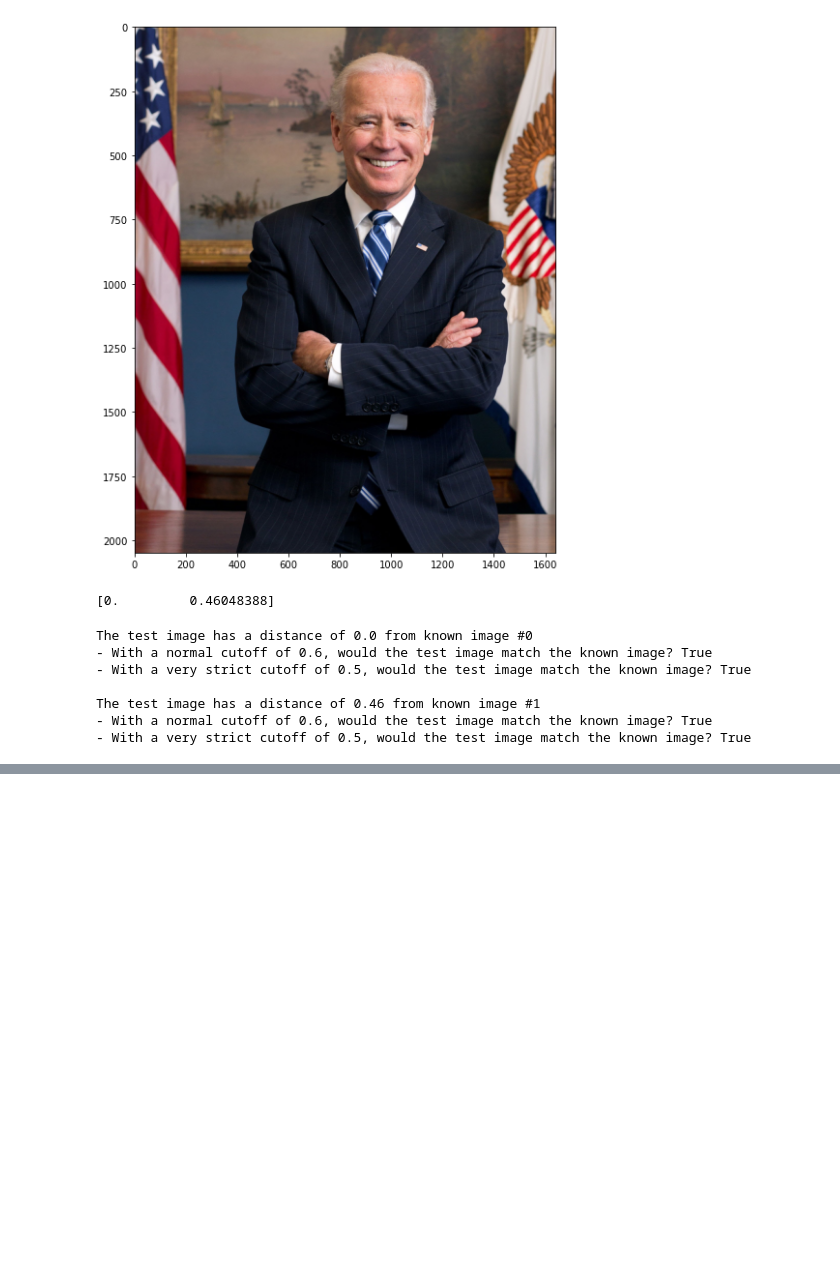
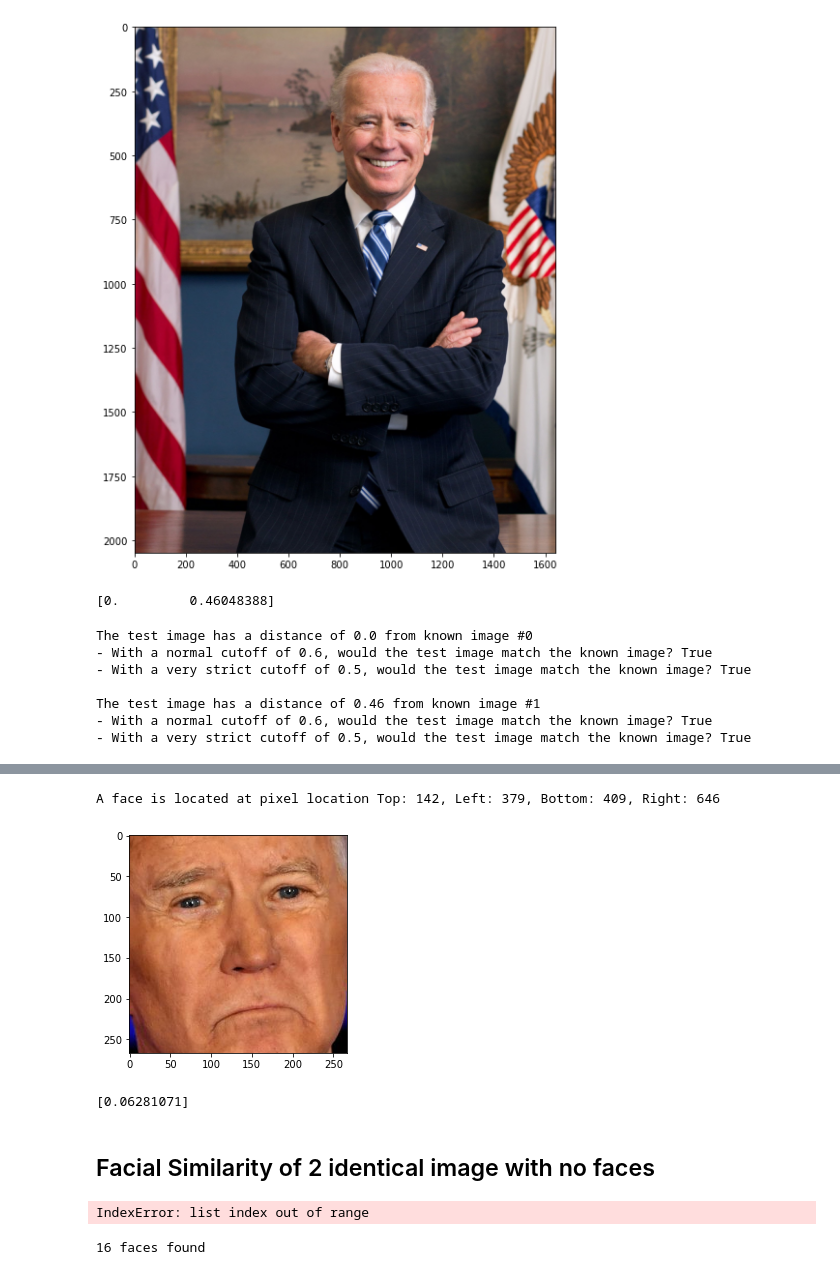
Before and after one commit to tyqiangz/facial-recognition, a Jupyter notebook: notebooks/Facial Similarity.ipynb, the cells around one changed output, grey strips where cells are left out. Drawn from its saved outputs; the diff is of its cells as text; code cells hidden in the pictures; blank space fills up the shorter version.

```diff
--- a/notebooks/Facial Similarity.ipynb
+++ b/notebooks/Facial Similarity.ipynb
@@ -68,0 +120,14 @@ The test image has a distance of 0.46 from known image #1
+# %%
+for face_location in face_locations:
+
+    # Print the location of each face in this image
+    top, right, bottom, left = face_location
+    print("A face is located at pixel location Top: {}, Left: {}, Bottom: {}, Right: {}".format(top, left, bottom, right))
+
+    # You can access the actual face itself like this:
+    face_image = known_biden_image_2[top:bottom, left:right]
+    plt.imshow(face_image)
+    plt.show()
+# %% [output]
+A face is located at pixel location Top: 142, Left: 379, Bottom: 409, Right: 646
+[figure, added]
@@ -68,0 +137,9 @@ The test image has a distance of 0.46 from known image #1
+# %%
+# See how far apart the test image is from the known faces
+face_distances = face_recognition.face_distance(original_face_encoding, [resized_face_encoding])
+
+print(face_distances)
+# %% [output]
+[0.06281071]
+# %% [markdown]
+## Facial Similarity of 2 identical image with no faces
@@ -68,0 +149,9 @@ The test image has a distance of 0.46 from known image #1
+# %%
+# Get the face encodings for the known images
+ditto_encoding = face_recognition.face_encodings(ditto_image)[0]
+
+known_encodings = [
+    ditto_encoding,
+]
+# %% [output]
+IndexError: list index out of range
@@ -68,0 +160,4 @@ The test image has a distance of 0.46 from known image #1
+# %%
+print(f"{len(hi)} faces found")
+# %% [output]
+16 faces found
```
Also changed, not shown: parts of 15 cells of this notebook, 2 other files.
